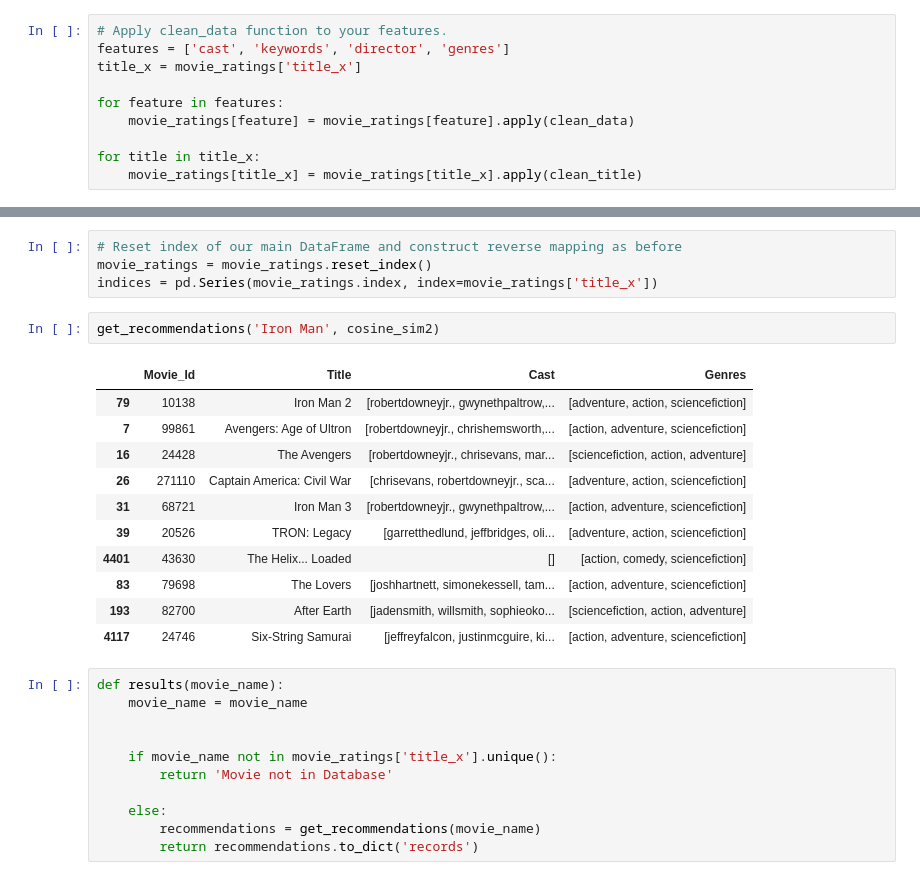
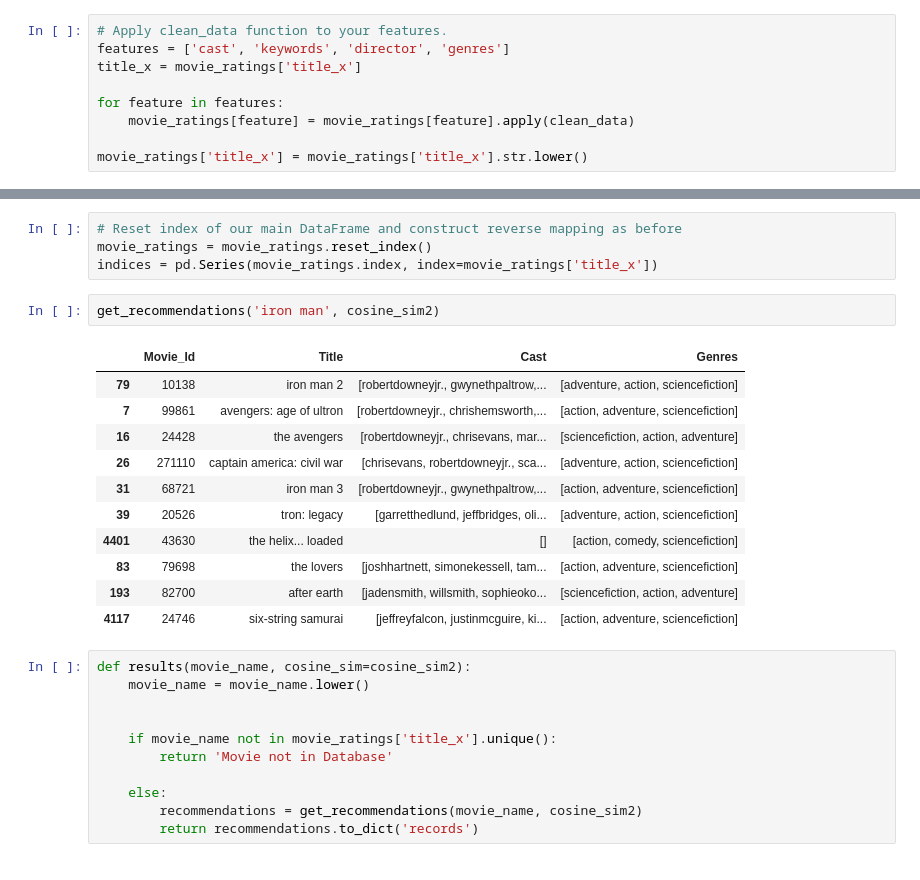
Before and after one commit to ethomps33/Final_Project, a Jupyter notebook: Resources/Movie Ratings.ipynb, the cells around one changed output, grey strips where cells are left out. Cells and saved outputs as stored; diff of their text form.

```diff
--- a/Resources/Movie Ratings.ipynb
+++ b/Resources/Movie Ratings.ipynb
@@ -298,5 +294,4 @@ title_x = movie_ratings['title_x']
 for feature in features:
     movie_ratings[feature] = movie_ratings[feature].apply(clean_data)
 
-for title in title_x:
-    movie_ratings[title_x] = movie_ratings[title_x].apply(clean_title)
+movie_ratings['title_x'] = movie_ratings['title_x'].str.lower()
@@ -338,29 +331,29 @@ cosine_sim2 = cosine_similarity(count_matrix, count_matrix)
 movie_ratings = movie_ratings.reset_index()
 indices = pd.Series(movie_ratings.index, index=movie_ratings['title_x'])
 # %%
-get_recommendations('Iron Man', cosine_sim2)
+get_recommendations('iron man', cosine_sim2)
 # %% [output]
 |  | Movie_Id | Title | Cast | Genres |
-| 79 | 10138 | Iron Man 2 | [robertdowneyjr., gwynethpaltrow,... | [adventure, action, sciencefiction] |
-| 7 | 99861 | Avengers: Age of Ultron | [robertdowneyjr., chrishemsworth,... | [action, adventure, sciencefiction] |
-| 16 | 24428 | The Avengers | [robertdowneyjr., chrisevans, mar... | [sciencefiction, action, adventure] |
-| 26 | 271110 | Captain America: Civil War | [chrisevans, robertdowneyjr., sca... | [adventure, action, sciencefiction] |
-| 31 | 68721 | Iron Man 3 | [robertdowneyjr., gwynethpaltrow,... | [action, adventure, sciencefiction] |
-| 39 | 20526 | TRON: Legacy | [garretthedlund, jeffbridges, oli... | [adventure, action, sciencefiction] |
-| 4401 | 43630 | The Helix... Loaded | [] | [action, comedy, sciencefiction] |
-| 83 | 79698 | The Lovers | [joshhartnett, simonekessell, tam... | [action, adventure, sciencefiction] |
-| 193 | 82700 | After Earth | [jadensmith, willsmith, sophieoko... | [sciencefiction, action, adventure] |
-| 4117 | 24746 | Six-String Samurai | [jeffreyfalcon, justinmcguire, ki... | [action, adventure, sciencefiction] |
+| 79 | 10138 | iron man 2 | [robertdowneyjr., gwynethpaltrow,... | [adventure, action, sciencefiction] |
+| 7 | 99861 | avengers: age of ultron | [robertdowneyjr., chrishemsworth,... | [action, adventure, sciencefiction] |
+| 16 | 24428 | the avengers | [robertdowneyjr., chrisevans, mar... | [sciencefiction, action, adventure] |
+| 26 | 271110 | captain america: civil war | [chrisevans, robertdowneyjr., sca... | [adventure, action, sciencefiction] |
+| 31 | 68721 | iron man 3 | [robertdowneyjr., gwynethpaltrow,... | [action, adventure, sciencefiction] |
+| 39 | 20526 | tron: legacy | [garretthedlund, jeffbridges, oli... | [adventure, action, sciencefiction] |
+| 4401 | 43630 | the helix... loaded | [] | [action, comedy, sciencefiction] |
+| 83 | 79698 | the lovers | [joshhartnett, simonekessell, tam... | [action, adventure, sciencefiction] |
+| 193 | 82700 | after earth | [jadensmith, willsmith, sophieoko... | [sciencefiction, action, adventure] |
+| 4117 | 24746 | six-string samurai | [jeffreyfalcon, justinmcguire, ki... | [action, adventure, sciencefiction] |
 # %%
-def results(movie_name):
-    movie_name = movie_name
+def results(movie_name, cosine_sim=cosine_sim2):
+    movie_name = movie_name.lower()
 
 
     if movie_name not in movie_ratings['title_x'].unique():
         return 'Movie not in Database'
 
     else:
-        recommendations = get_recommendations(movie_name)
+        recommendations = get_recommendations(movie_name, cosine_sim2)
         return recommendations.to_dict('records')
 # %%
 results('Iron Man')
```
Also changed, not shown: parts of 3 cells of this notebook.
